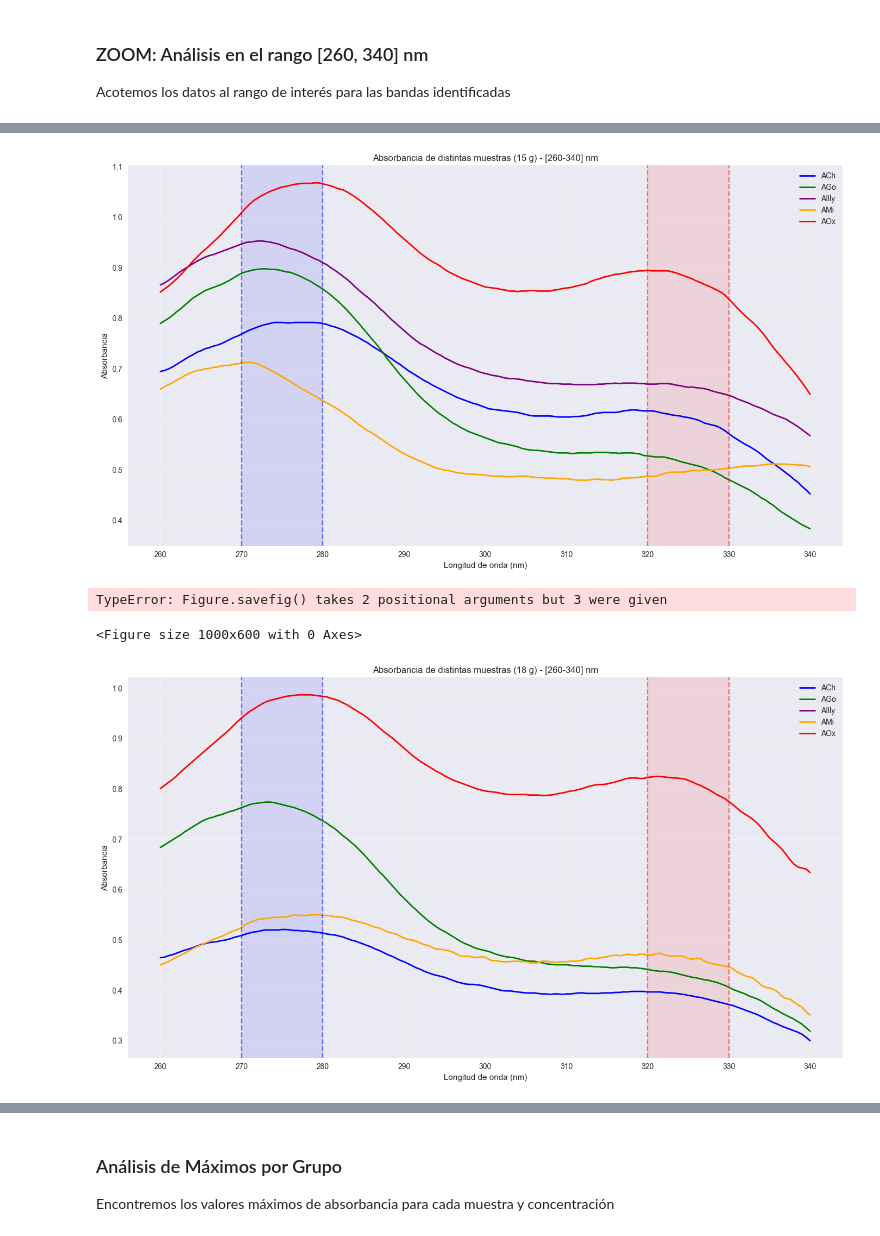
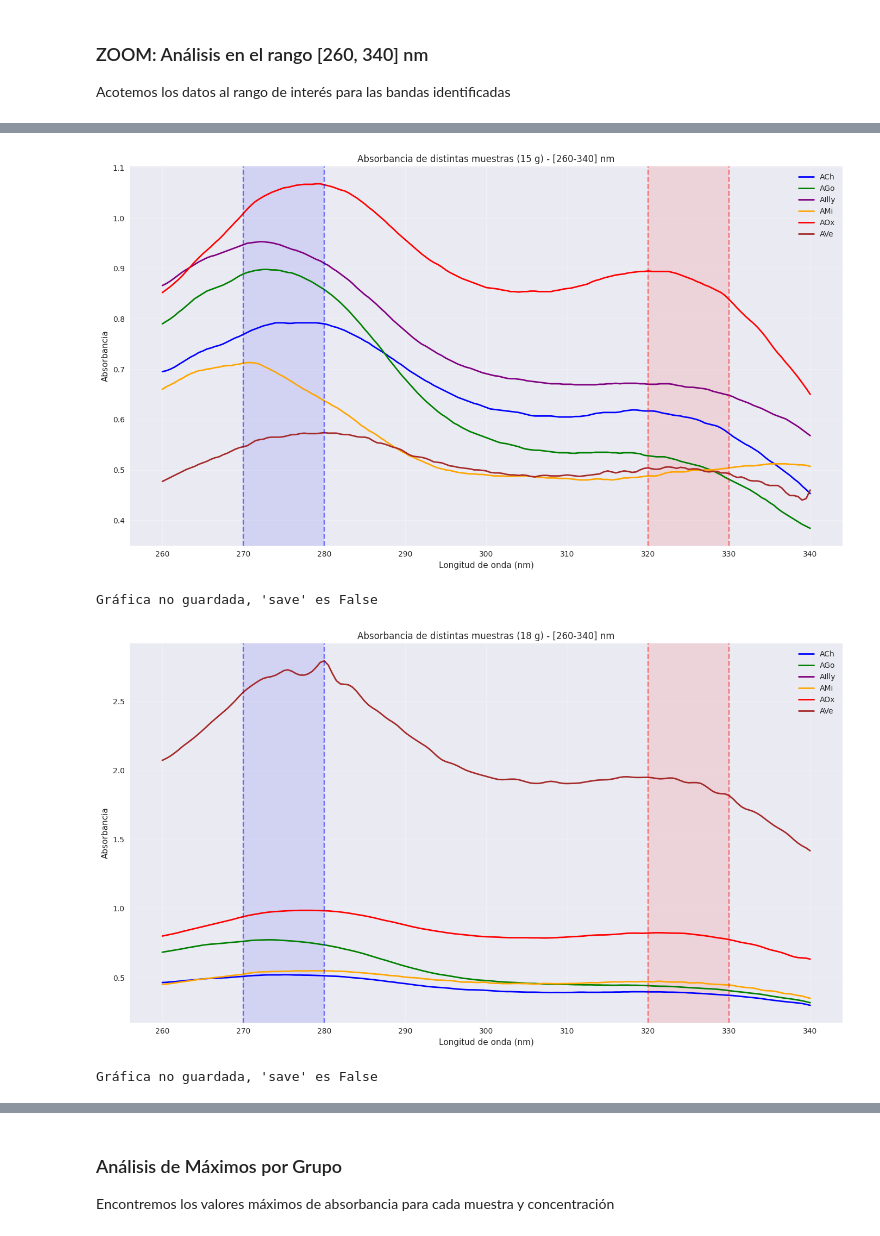
Before and after one commit to jazoro911/CafeLab, a Jupyter notebook: Liz/Proyects/Bandas_Absorbancia.ipynb, the cells around one changed output, grey strips where cells are left out. Cells and saved outputs as stored; diff of their text form; code cells hidden in the pictures.

Commit message:
Actualización proyecto Bandas de Absorbancia: modificaciones en notebook y nuevos archivos de datos/resultados

```diff
--- a/Liz/Proyects/Bandas_Absorbancia.ipynb
+++ b/Liz/Proyects/Bandas_Absorbancia.ipynb
@@ -144,15 +149,17 @@ AGo_copy = AGo.copy()
 ACh_copy = ACh.copy()
 AOx_copy = AOx.copy()
 AIlly_copy = AIlly.copy()
+AVe_copy = AVe.copy()
 
 AMi_copy['grupo'] = 'AMi'
 AGo_copy['grupo'] = 'AGo'
 ACh_copy['grupo'] = 'ACh'
 AOx_copy['grupo'] = 'AOx'
+AVe_copy['grupo'] = 'AVe'
 AIlly_copy['grupo'] = 'AIlly'
 
 # Combinar todos los dataframes
-df_todo = pd.concat([ACh_copy, AGo_copy, AIlly_copy, AMi_copy, AOx_copy], ignore_index=True)
+df_todo = pd.concat([ACh_copy, AGo_copy, AIlly_copy, AMi_copy, AOx_copy, AVe_copy], ignore_index=True)
 
 print(f"Dataframe combinado creado con {df_todo.shape[0]} filas y {df_todo.shape[1]} columnas")
 print(f"Grupos únicos: {df_todo['grupo'].unique()}")
@@ -181,7 +188,7 @@ def plot_absorbancia_con_bandas(df, columna, titulo,save):
     plt.figure(figsize=(14, 8))
 
     # Colores para cada grupo
-    colors = {'ACh': 'blue', 'AGo': 'green', 'AIlly': 'purple', 'AMi': 'orange', 'AOx': 'red'}
+    colors = {'ACh': 'blue', 'AGo': 'green', 'AIlly': 'purple', 'AMi': 'orange', 'AOx': 'red', 'AVe': 'brown'}
 
     for grupo in df['grupo'].unique():
         data_grupo = df[df['grupo'] == grupo]
@@ -246,6 +255,7 @@ ACh_filtrado = filtrar_rango(ACh_copy)
 AIlly_filtrado = filtrar_rango(AIlly_copy)
 AMi_filtrado = filtrar_rango(AMi_copy)
 AOx_filtrado = filtrar_rango(AOx_copy)
+AVe_filtrado = filtrar_rango(AVe_copy)
 
 print("Datos filtrados en el rango [260, 340] nm:")
 print(f"- ACh_filtrado: {ACh_filtrado.shape[0]} puntos")
@@ -253,6 +263,7 @@ print(f"- AGo_filtrado: {AGo_filtrado.shape[0]} puntos")
 print(f"- AIlly_filtrado: {AIlly_filtrado.shape[0]} puntos")
 print(f"- AMi_filtrado: {AMi_filtrado.shape[0]} puntos")
 print(f"- AOx_filtrado: {AOx_filtrado.shape[0]} puntos")
+print(f"- AVe_filtrado: {AVe_filtrado.shape[0]} puntos")
 # %% [output]
 Datos filtrados en el rango [260, 340] nm:
 - ACh_filtrado: 161 puntos
@@ -263,7 +275,7 @@ Datos filtrados en el rango [260, 340] nm:
 # %%
 # Crear dataframe combinado con datos filtrados
 df_todo_filtrado = pd.concat([
-    ACh_filtrado, AGo_filtrado, AIlly_filtrado, AMi_filtrado, AOx_filtrado
+    ACh_filtrado, AGo_filtrado, AIlly_filtrado, AMi_filtrado, AOx_filtrado, AVe_filtrado
 ], ignore_index=True)
 
 print(f"Dataframe filtrado combinado: {df_todo_filtrado.shape}")
@@ -277,11 +290,11 @@ plot_absorbancia_con_bandas(df_todo_filtrado, '75', 'Absorbancia de distintas mu
 # %%
-plot_absorbancia_con_bandas(df_todo_filtrado, '15', 'Absorbancia de distintas muestras (15 g) - [260-340] nm')
+plot_absorbancia_con_bandas(df_todo_filtrado, '15', 'Absorbancia de distintas muestras (15 g) - [260-340] nm', False)
 # %% [output]
-[figure, old version]
+[figure, new version]
-TypeError: Figure.savefig() takes 2 positional arguments but 3 were given
+Gráfica no guardada, 'save' es False
-<Figure size 1000x600 with 0 Axes>
 # %%
-plot_absorbancia_con_bandas(df_todo_filtrado, '18', 'Absorbancia de distintas muestras (18 g) - [260-340] nm')
+plot_absorbancia_con_bandas(df_todo_filtrado, '18', 'Absorbancia de distintas muestras (18 g) - [260-340] nm', False)
 # %% [output]
-[figure, old version]
+[figure, new version]
+Gráfica no guardada, 'save' es False
 # %%
```
Also changed, not shown: parts of 16 cells of this notebook, 2 other files.
